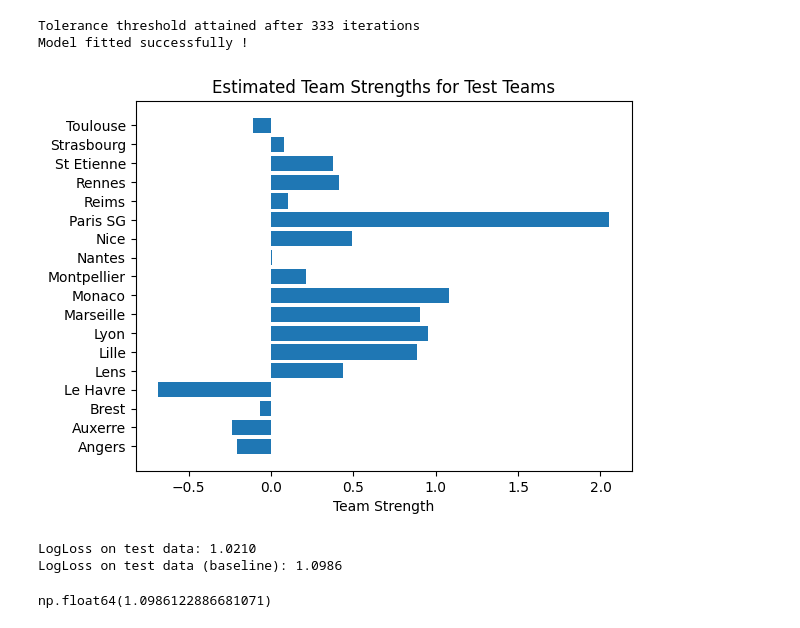
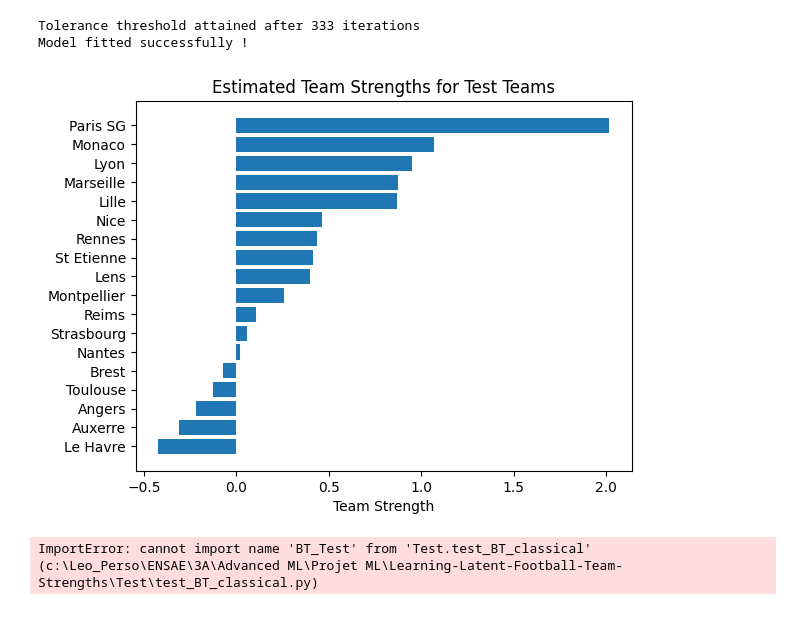
Before and after one commit to plemvan/Learning-Latent-Football-Team-Strengths, a Jupyter notebook: new_main.ipynb, the cells around one changed output. Cells and saved outputs as stored; diff of their text form; code cells hidden in the pictures.

```diff
--- a/new_main.ipynb
+++ b/new_main.ipynb
@@ -24,7 +24,7 @@ df.to_csv("./Data/Dataset_clean_25.csv", index=False)
 # Split the dataframe into train and test sets (last x rows for test)
 n_total = len(df)
 
-n_test = 153
+n_test = 306
 
 train_df = df.iloc[:-n_test].copy()
 test_df = df.iloc[-n_test:].copy()
@@ -104,17 +104,21 @@ strength = bt_model.predict_strength()
 Tolerance threshold attained after 333 iterations
 Model fitted successfully !
 # %%
-team_test =sorted(pd.unique(test_df[['HomeTeam','AwayTeam']].values.ravel()))
+team_test = list(pd.unique(test_df[['HomeTeam','AwayTeam']].values.ravel()))
 
 # plot strenght of test teams with horizontal bars
 import matplotlib.pyplot as plt
-strength_test = [strength[team] for team in team_test]
-plt.barh(team_test, strength_test)
+
+# Sort teams by strength in ascending order
+sorted_teams = sorted(team_test, key=lambda x: strength[x], reverse=False)
+strength_test = [strength[team] for team in sorted_teams]
+
+plt.barh(sorted_teams, strength_test)
 plt.xlabel("Team Strength")
 plt.title("Estimated Team Strengths for Test Teams")
 plt.show()
 # %% [output]
-[figure, old version]
+[figure, new version]
 # %%
 from Test.test_BT_classical import BT_Test
 
@@ -124,6 +128,4 @@ Test.logLoss()
 
 Test.baseline_logloss()
 # %% [output]
-LogLoss on test data: 1.0210
-LogLoss on test data (baseline): 1.0986
+ImportError: cannot import name 'BT_Test' from 'Test.test_BT_classical' (c:\Leo_Perso\ENSAE\3A\Advanced ML\Projet ML\Learning-Latent-Football-Team-Strengths\Test\test_BT_classical.py)
-np.float64(1.0986122886681071)
```
Also changed, not shown: parts of 4 cells of this notebook, 7 other files.
